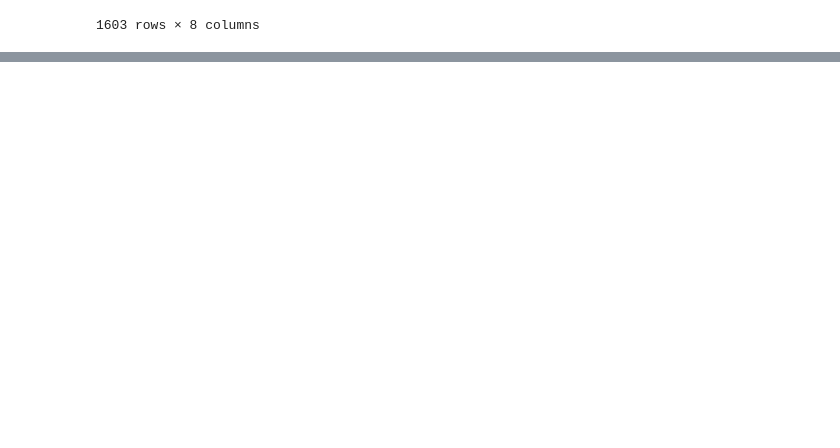
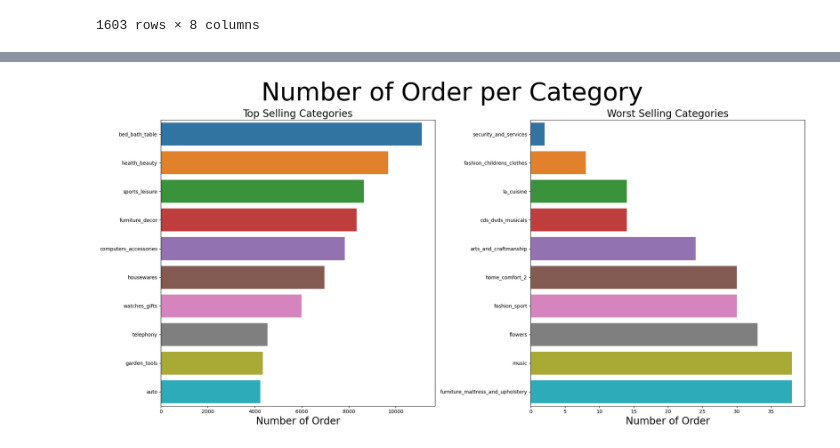
Before and after one commit to alamkelana/Ecommerce-Data-Cleaning-and-EDA, a Jupyter notebook: Project_notebook.ipynb, the cells around one changed output, grey strips where cells are left out. Cells and saved outputs as stored; diff of their text form; code cells hidden in the pictures; blank space fills up the shorter version.

```diff
--- a/Project_notebook.ipynb
+++ b/Project_notebook.ipynb
@@ -128,0 +261,15 @@ product_id_check
+# %%
+num_order_per_category = pd.read_sql_query(
+    """
+    SELECT product_category_name_english as category_name, COUNT(o.order_id) as num_of_order FROM olist_products_dataset p
+    JOIN olist_order_items_dataset oi
+    ON p.product_id = oi.product_id
+    JOIN olist_order_dataset o
+    ON oi.order_id = o.order_id
+    JOIN product_category_name_translation pcn
+    ON p.product_category_name = pcn.product_category_name
+    GROUP BY 1
+    ORDER BY 2 DESC
+    """
+, conn)
+num_order_per_category[-10:]
@@ -128,0 +288,22 @@ product_id_check
+# %%
+top_category = num_order_per_category[:10]
+bottom_category = num_order_per_category[-10:].sort_values(by="num_of_order")
+
+
+fig, ax = plt.subplots(nrows = 1, ncols = 2, figsize = (20,10)) #gridspec_kw={'width_ratios': [2, 1]})
+
+sns.barplot(data = top_category, x="num_of_order", y="category_name", orient = "h", ax = ax[0])
+ax[0].set_title("Top Selling Categories", fontsize = 20)
+ax[0].set_xlabel("Number of Order", fontsize = 20)
+ax[0].set_ylabel("")
+
+sns.barplot(data = bottom_category, x="num_of_order", y="category_name", orient = "h", ax = ax[1])
+ax[1].set_title("Worst Selling Categories", fontsize = 20)
+ax[1].set_xlabel("Number of Order", fontsize = 20)
+ax[1].set_ylabel("")
+
+plt.suptitle("Number of Order per Category", fontsize = 50)
+plt.tight_layout()
+plt.show()
+# %% [output]
+[figure, added]
```
Also changed, not shown: parts of 27 cells of this notebook.
